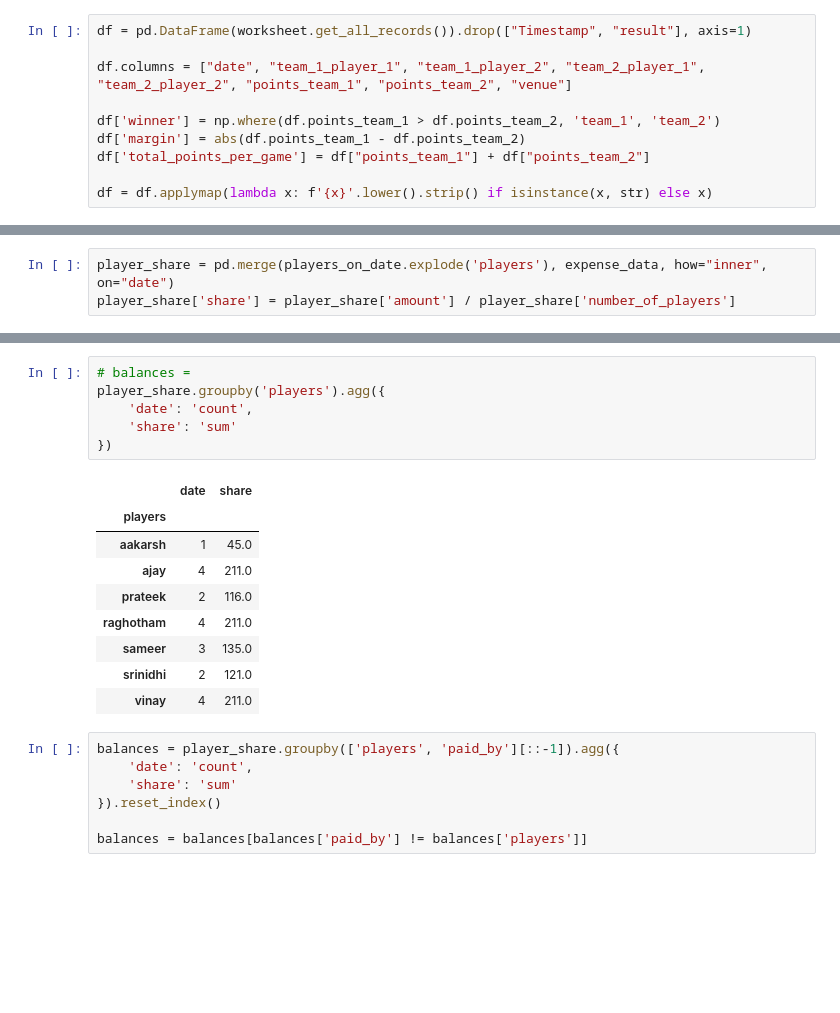
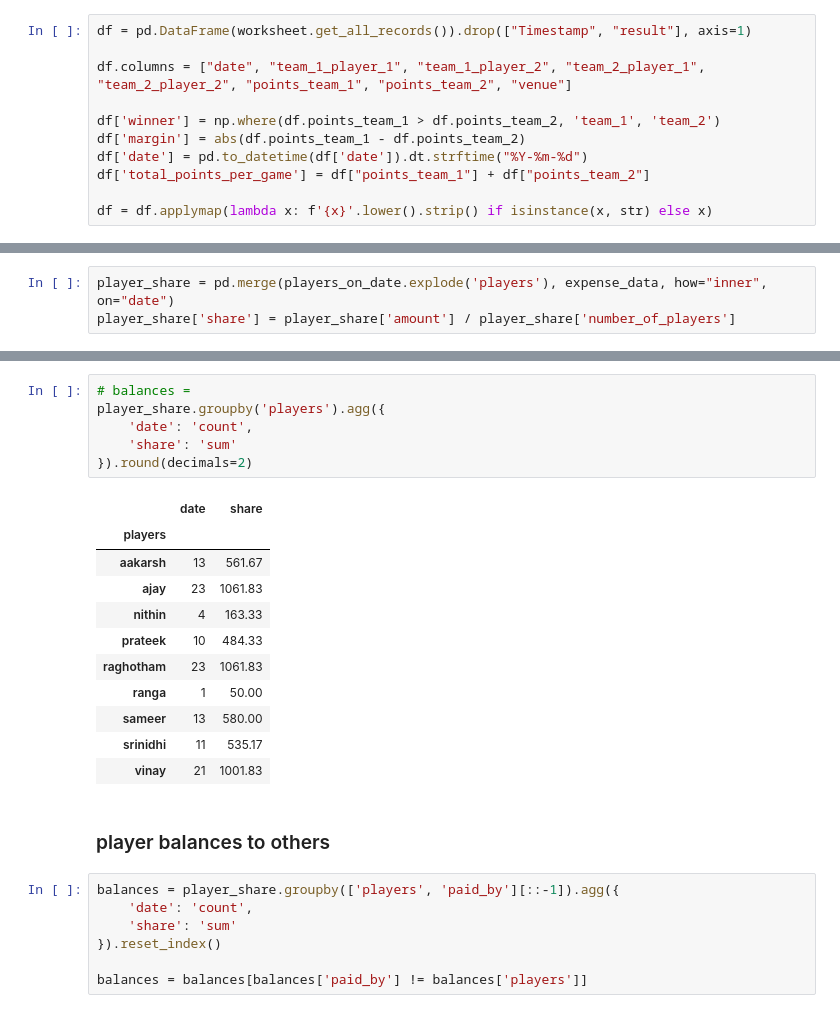
Before and after one commit to Raghotham-Rao/badminton-performance-tracking, a Jupyter notebook: expenses.ipynb, the cells around one changed output, grey strips where cells are left out. Saved outputs shown, nothing was run; the diff lists cells and outputs as text; blank space fills up the shorter version.

```diff
--- a/expenses.ipynb
+++ b/expenses.ipynb
@@ -17,6 +17,7 @@ df.columns = ["date", "team_1_player_1", "team_1_player_2", "team_2_player_1", "
 
 df['winner'] = np.where(df.points_team_1 > df.points_team_2, 'team_1', 'team_2')
 df['margin'] = abs(df.points_team_1 - df.points_team_2)
+df['date'] = pd.to_datetime(df['date']).dt.strftime("%Y-%m-%d")
 df['total_points_per_game'] = df["points_team_1"] + df["points_team_2"]
 
 df = df.applymap(lambda x: f'{x}'.lower().strip() if isinstance(x, str) else x)
@@ -95,19 +92,23 @@ player_share
 # %%
 # balances =
 player_share.groupby('players').agg({
     'date': 'count',
     'share': 'sum'
-})
+}).round(decimals=2)
 # %% [output]
 |  | date | share |
 | players |  |  |
-| aakarsh | 1 | 45.0 |
-| ajay | 4 | 211.0 |
-| prateek | 2 | 116.0 |
-| raghotham | 4 | 211.0 |
-| sameer | 3 | 135.0 |
-| srinidhi | 2 | 121.0 |
-| vinay | 4 | 211.0 |
+| aakarsh | 13 | 561.67 |
+| ajay | 23 | 1061.83 |
+| nithin | 4 | 163.33 |
+| prateek | 10 | 484.33 |
+| raghotham | 23 | 1061.83 |
+| ranga | 1 | 50.00 |
+| sameer | 13 | 580.00 |
+| srinidhi | 11 | 535.17 |
+| vinay | 21 | 1001.83 |
+# %% [markdown]
+### player balances to others
 # %%
 balances = player_share.groupby(['players', 'paid_by'][::-1]).agg({
     'date': 'count',
```
Also changed, not shown: parts of 20 cells of this notebook, 4 other files.
